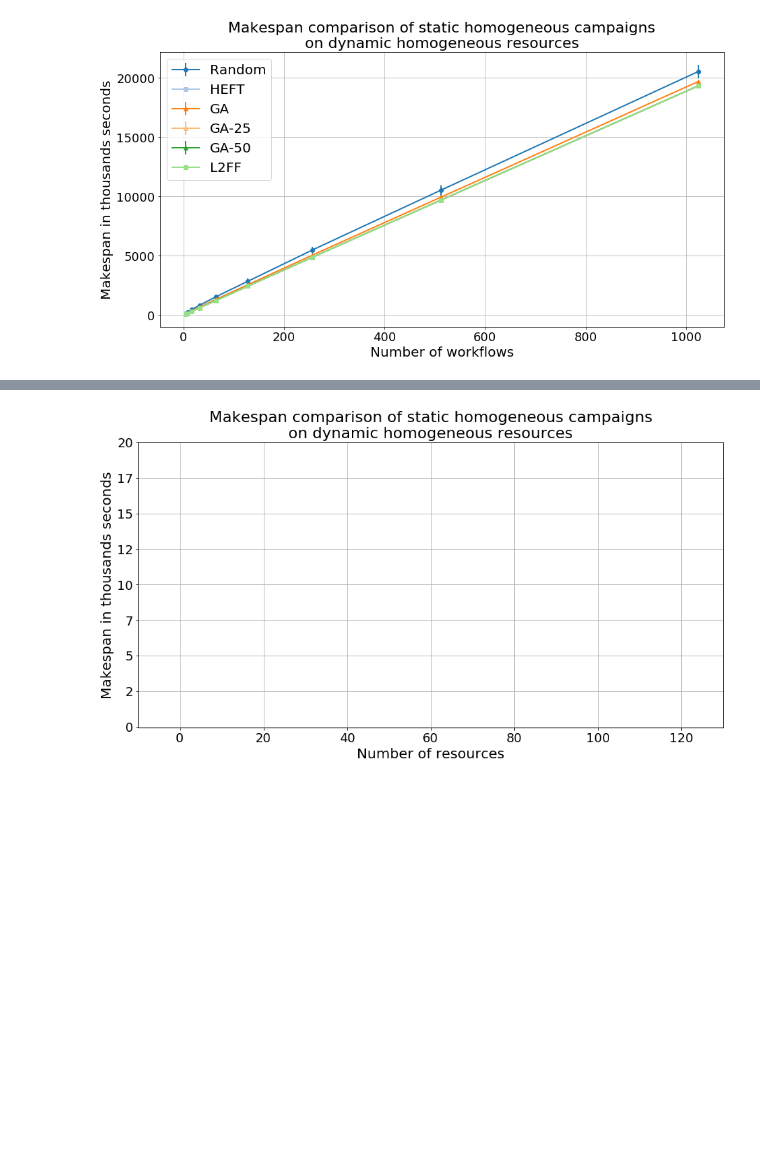
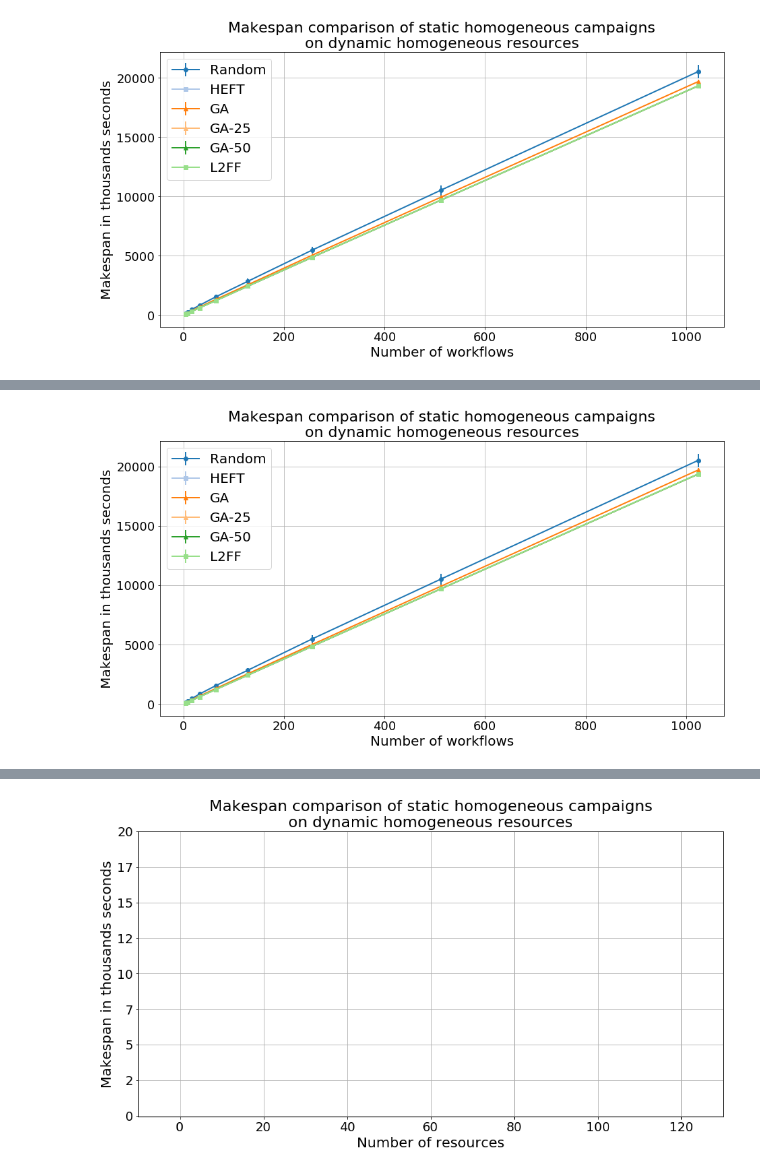
Before and after one commit to radical-experiments/campaign_manager, a Jupyter notebook: Notebooks/Experiment3.ipynb, the cells around one changed output, grey strips where cells are left out. Cells and saved outputs as stored; diff of their text form; code cells hidden in the pictures; blank space fills up the shorter version.

```diff
--- a/Notebooks/Experiment3.ipynb
+++ b/Notebooks/Experiment3.ipynb
@@ -51,0 +73,27 @@ _ = axis.legend(fontsize=20)
+# %%
+StHomoCampaigns_4DynHomoResources = pd.read_csv('../Data/StHomoCampaigns_4DynHomoResources.csv')
+
+StHomoCampaigns_4DynHomoResources = StHomoCampaigns_4DynHomoResources.groupby(by=['planner','size'])
+StHomoCampaigns_4DynHomoResources_makespan_means = StHomoCampaigns_4DynHomoResources.mean()
+StHomoCampaigns_4DynHomoResources_makespan_stds = StHomoCampaigns_4DynHomoResources.std()
+
+fig,axis = plt.subplots(nrows=1,ncols=1,figsize=(15,7.5))
+_ = axis.errorbar(StHomoCampaigns_4DynHomoResources_makespan_means.xs('RANDOM').index, StHomoCampaigns_4DynHomoResources_makespan_means.xs('RANDOM')['makespan'].values,StHomoCampaigns_4DynHomoResources_makespan_stds.xs('RANDOM')['makespan'].values, color=tab20(0),marker='o',label='Random',linewidth=2)
+_ = axis.errorbar(StHomoCampaigns_4DynHomoResources_makespan_means.xs('HEFT').index,StHomoCampaigns_4DynHomoResources_makespan_means.xs('HEFT')['makespan'].values,StHomoCampaigns_4DynHomoResources_makespan_stds.xs('HEFT')['makespan'].values, marker='s',label='HEFT', color=tab20(1),linewidth=2)
+_ = axis.errorbar(StHomoCampaigns_4DynHomoResources_makespan_means.xs('GA').index, StHomoCampaigns_4DynHomoResources_makespan_means.xs('GA')['makespan'].values,StHomoCampaigns_4DynHomoResources_makespan_stds.xs('GA')['makespan'].values, color=tab20(2),marker='^',label='GA',linewidth=2)
+_ = axis.errorbar(StHomoCampaigns_4DynHomoResources_makespan_means.xs('GA25').index, StHomoCampaigns_4DynHomoResources_makespan_means.xs('GA25')['makespan'].values,StHomoCampaigns_4DynHomoResources_makespan_stds.xs('GA25')['makespan'].values, color=tab20(3),marker='^',label='GA-25',linewidth=2)
+_ = axis.errorbar(StHomoCampaigns_4DynHomoResources_makespan_means.xs('GA50').index, StHomoCampaigns_4DynHomoResources_makespan_means.xs('GA50')['makespan'].values,StHomoCampaigns_4DynHomoResources_makespan_stds.xs('GA50')['makespan'].values, color=tab20(4),marker='^',label='GA-50',linewidth=2)
+_ = axis.errorbar(StHomoCampaigns_4DynHomoResources_makespan_means.xs('L2FF').index,StHomoCampaigns_4DynHomoResources_makespan_means.xs('L2FF')['makespan'].values,StHomoCampaigns_4DynHomoResources_makespan_stds.xs('L2FF')['makespan'].values,marker='s',label='L2FF', color=tab20(5),linewidth=2)
+# _ = axis.fill_between(workflows_sizes, min_vals, max_vals, color=greens(250), alpha=0.2, label='RANDOM Max-Min')
+# _ = axis.set_yscale('symlog')
+_ = axis.set_ylabel('Makespan in thousands seconds',fontsize=20)
+_ = axis.set_xlabel('Number of workflows',fontsize=20)
+_ = axis.set_xticklabels(axis.get_xticks().astype('int').tolist(),fontsize=18)
+_ = axis.set_yticklabels((axis.get_yticks()/1000).astype('int').tolist(),fontsize=18)
+_ = axis.grid('on')
+_ = axis.set_title('Makespan comparison of static homogeneous campaigns\non dynamic homogeneous resources', fontsize=22)
+_ = axis.legend(fontsize=20)
+#fig.savefig('StHomoCampaigns_4StHomoResources.png',bbox_inches='tight')
+#fig.savefig('StHomoCampaigns_4DyHomoResources.pdf',bbox_inches='tight')
+# %% [output]
+[figure, added]
```
Also changed, not shown: parts of 6 cells of this notebook, 43 other files.
